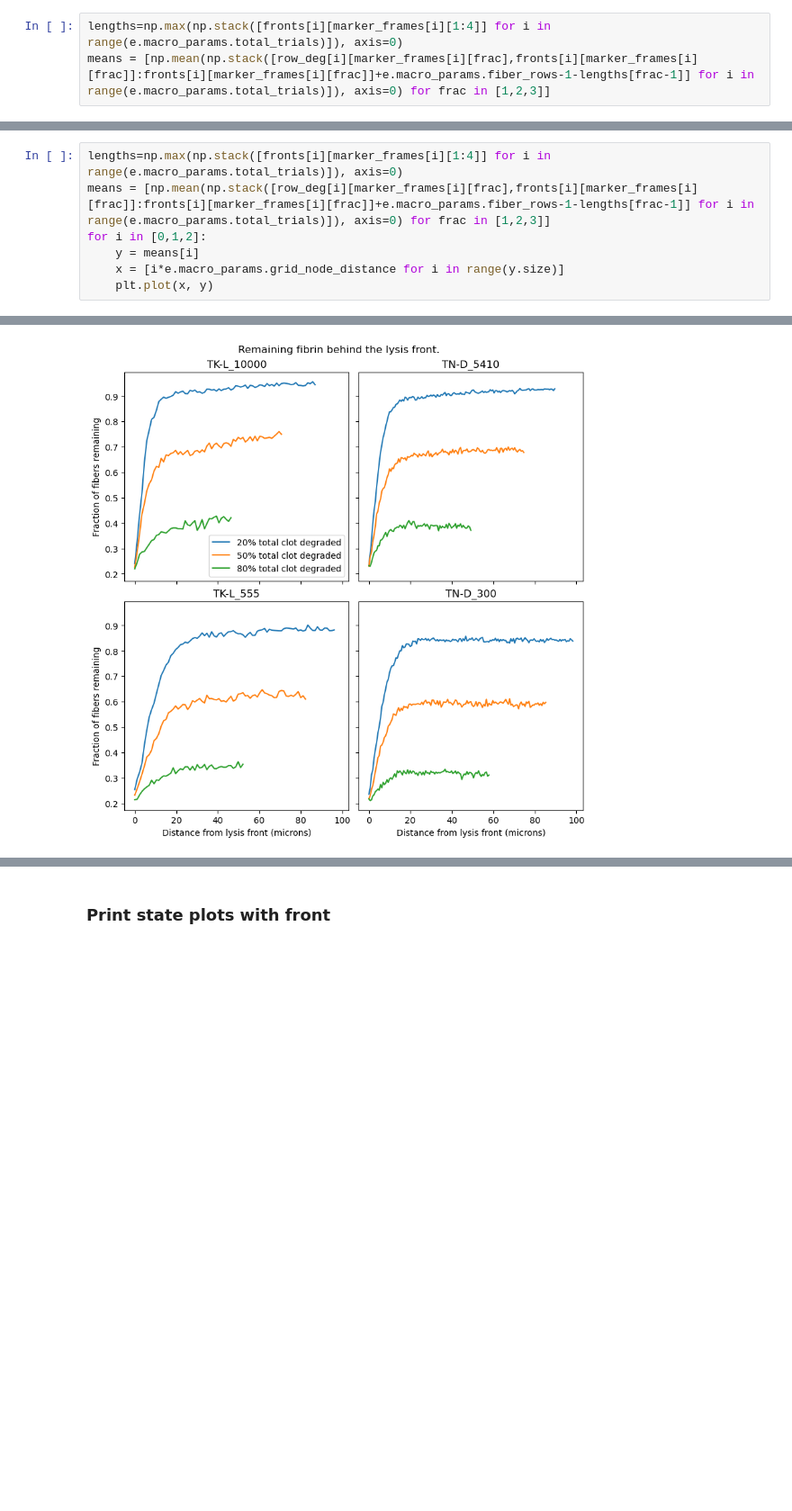
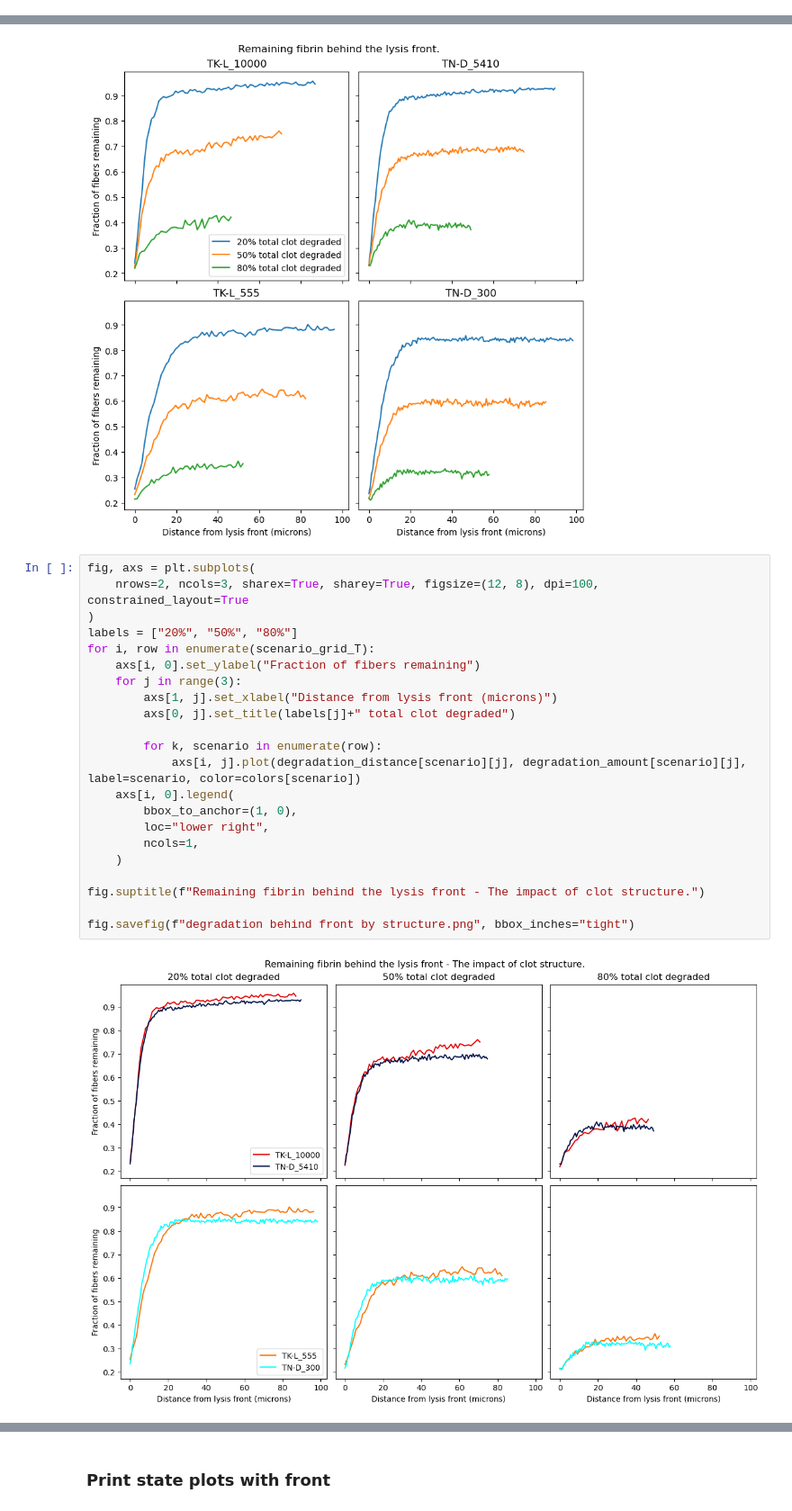
Before and after one commit to UCO-OpResearch/lysis, a Jupyter notebook: src/python/Jupyter Notebooks/2024-01-26-1000 - F-Macro Multi-Array-Process.ipynb, the cells around one changed output, grey strips where cells are left out. Shown at 90% size. Saved outputs shown, nothing was run; the diff lists cells and outputs as text; blank space fills up the shorter version.

Commit message:
Different views on the 'degradation behind front' plot

```diff
--- a/src/python/Jupyter Notebooks/2024-01-26-1000 - F-Macro Multi-Array-Process.ipynb
+++ b/src/python/Jupyter Notebooks/2024-01-26-1000 - F-Macro Multi-Array-Process.ipynb
@@ -1393,6 +1393,3 @@ for run in tqdm(runs):
 2024-01-26-1001 TK-L_555  - Mean Simulation Processing Time: 0:03:41
 2024-01-26-1002 TN-D_5410  - Mean Simulation Processing Time: 1:09:19
 2024-01-26-1003 TN-D_300  - Mean Simulation Processing Time: 0:31:47
-# %%
-lengths=np.max(np.stack([fronts[i][marker_frames[i][1:4]] for i in range(e.macro_params.total_trials)]), axis=0)
-means = [np.mean(np.stack([row_deg[i][marker_frames[i][frac],fronts[i][marker_frames[i][frac]]:fronts[i][marker_frames[i][frac]]+e.macro_params.fiber_rows-1-lengths[frac-1]] for i in range(e.macro_params.total_trials)]), axis=0) for frac in [1,2,3]]
@@ -1417,7 +1395,0 @@ means = [np.mean(np.stack([row_deg[i][marker_frames[i][frac],fronts[i][marker_fr
-# %%
-lengths=np.max(np.stack([fronts[i][marker_frames[i][1:4]] for i in range(e.macro_params.total_trials)]), axis=0)
-means = [np.mean(np.stack([row_deg[i][marker_frames[i][frac],fronts[i][marker_frames[i][frac]]:fronts[i][marker_frames[i][frac]]+e.macro_params.fiber_rows-1-lengths[frac-1]] for i in range(e.macro_params.total_trials)]), axis=0) for frac in [1,2,3]]
-for i in [0,1,2]:
-    y = means[i]
-    x = [i*e.macro_params.grid_node_distance for i in range(y.size)]
-    plt.plot(x, y)
@@ -2120,3 +2092,27 @@ axs[0,0].legend(
 fig.savefig(f"degradation behind front.png", bbox_inches="tight")
 # %% [output]
 [figure]
+# %%
+fig, axs = plt.subplots(
+    nrows=2, ncols=3, sharex=True, sharey=True, figsize=(12, 8), dpi=100, constrained_layout=True
+)
+labels = ["20%", "50%", "80%"]
+for i, row in enumerate(scenario_grid_T):
+    axs[i, 0].set_ylabel("Fraction of fibers remaining")
+    for j in range(3):
+        axs[1, j].set_xlabel("Distance from lysis front (microns)")
+        axs[0, j].set_title(labels[j]+" total clot degraded")
+
+        for k, scenario in enumerate(row):
+            axs[i, j].plot(degradation_distance[scenario][j], degradation_amount[scenario][j], label=scenario, color=colors[scenario])
+    axs[i, 0].legend(
+        bbox_to_anchor=(1, 0),
+        loc="lower right",
+        ncols=1,
+    )
+
+fig.suptitle(f"Remaining fibrin behind the lysis front - The impact of clot structure.")
+
+fig.savefig(f"degradation behind front by structure.png", bbox_inches="tight")
+# %% [output]
+[figure, added]
```
Also changed, not shown: parts of 10 cells of this notebook, 1 other file.
